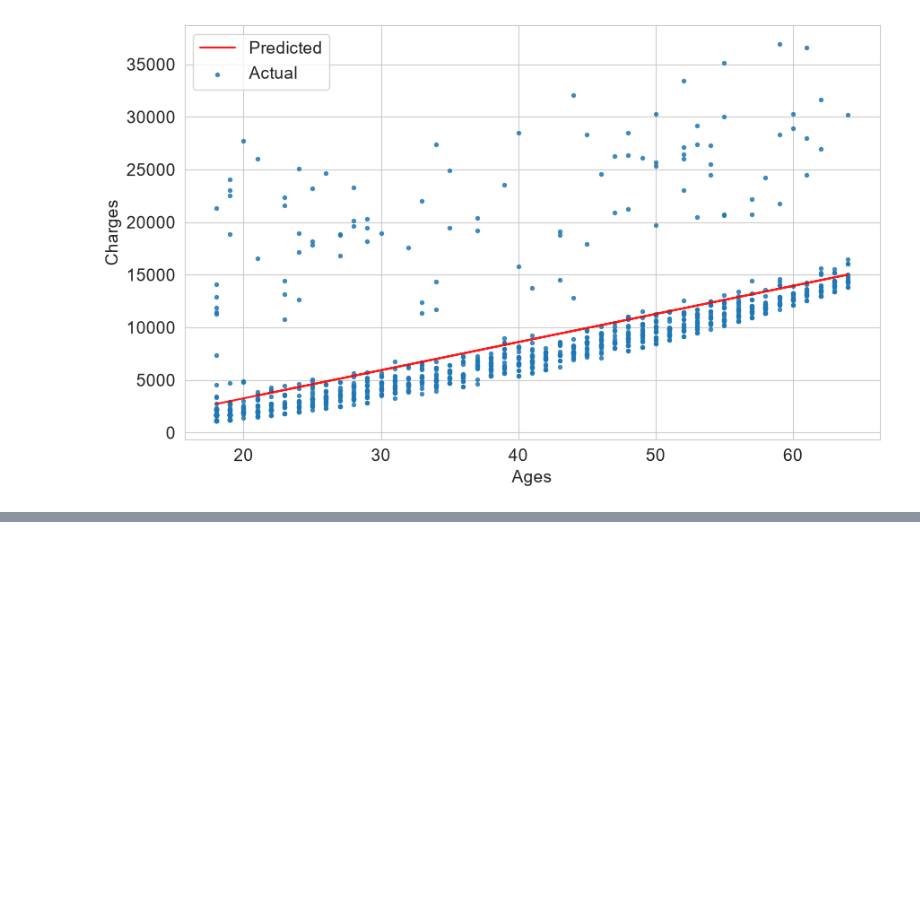
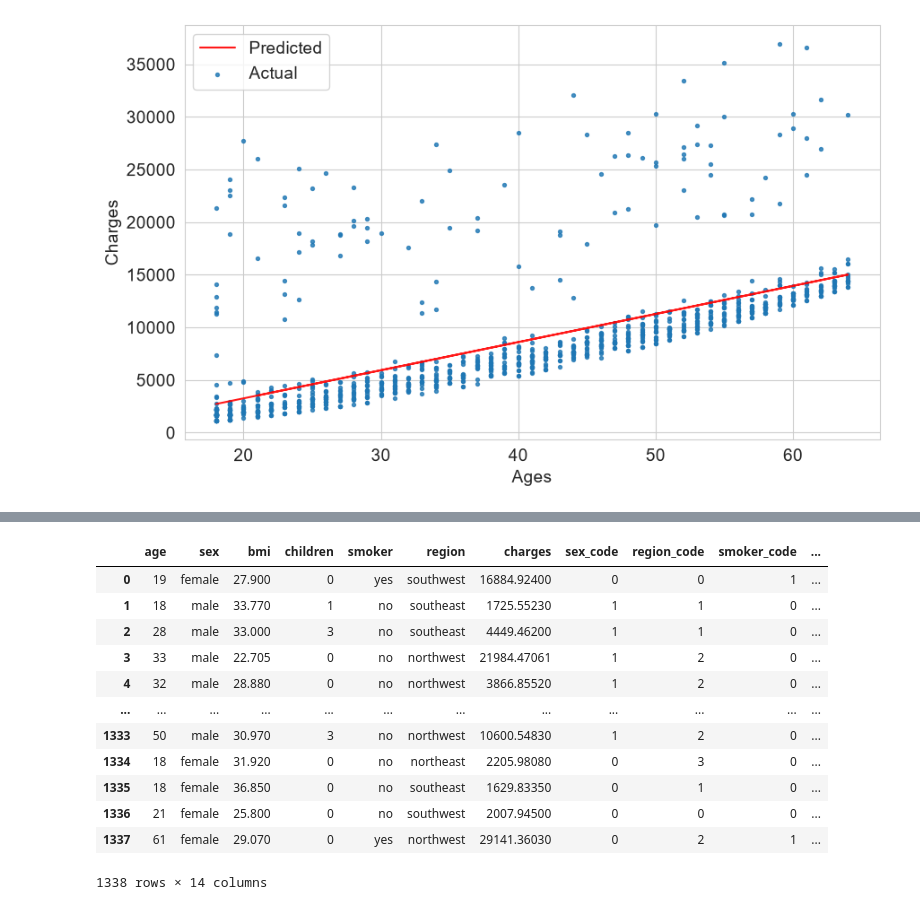
Before and after one commit to VathanaTeng/MachineLearningProjectPractice, a Jupyter notebook: Small Project/Annual_Midical_Expense.ipynb, the cells around one changed output, grey strips where cells are left out. Drawn from its saved outputs; the diff is of its cells as text; code cells hidden in the pictures; blank space fills up the shorter version.

```diff
--- a/Small Project/Annual_Midical_Expense.ipynb
+++ b/Small Project/Annual_Midical_Expense.ipynb
@@ -306,0 +438,5 @@ RMSE: 4662.51
+# %%
+from sklearn import preprocessing
+enc = preprocessing.OneHotEncoder()
+enc.fit(medical_df[['region']]) #record all unique values in the column 'region' and assign a unique number to each value. This is called one-hot encoding. It is a way to convert categorical data into numerical data so that it can be used in machine learning models.
+enc.categories_
@@ -306,0 +445,3 @@ RMSE: 4662.51
+# %%
+one_hot = enc.transform(medical_df[['region']]).toarray() #use that memory to build the 0/1 matrix, where each row has a single 1 in the column matching its category.
+one_hot
@@ -306,0 +472,18 @@ RMSE: 4662.51
+# %%
+medical_df[['northeast', 'northwest', 'southeast', 'southwest']] = one_hot
+medical_df
+#Why do this instead of mapping regions to 0, 1, 2, 3? Because a single numeric code would imply an ordering (southwest > northeast) that doesn't exist — regions are categorical with no natural order.
+# %% [output]
+|  | age | sex | bmi | children | smoker | region | charges | sex_code | region_code | smoker_code | ... |
+| 0 | 19 | female | 27.900 | 0 | yes | southwest | 16884.92400 | 0 | 0 | 1 | ... |
+| 1 | 18 | male | 33.770 | 1 | no | southeast | 1725.55230 | 1 | 1 | 0 | ... |
+| 2 | 28 | male | 33.000 | 3 | no | southeast | 4449.46200 | 1 | 1 | 0 | ... |
+| 3 | 33 | male | 22.705 | 0 | no | northwest | 21984.47061 | 1 | 2 | 0 | ... |
+| 4 | 32 | male | 28.880 | 0 | no | northwest | 3866.85520 | 1 | 2 | 0 | ... |
+| ... | ... | ... | ... | ... | ... | ... | ... | ... | ... | ... | ... |
+| 1333 | 50 | male | 30.970 | 3 | no | northwest | 10600.54830 | 1 | 2 | 0 | ... |
+| 1334 | 18 | female | 31.920 | 0 | no | northeast | 2205.98080 | 0 | 3 | 0 | ... |
+| 1335 | 18 | female | 36.850 | 0 | no | southeast | 1629.83350 | 0 | 1 | 0 | ... |
+| 1336 | 21 | female | 25.800 | 0 | no | southwest | 2007.94500 | 0 | 0 | 0 | ... |
+| 1337 | 61 | female | 29.070 | 0 | yes | northwest | 29141.36030 | 0 | 2 | 1 | ... |
+1338 rows × 14 columns
```
Also changed, not shown: parts of 35 cells of this notebook, 1 other file.
